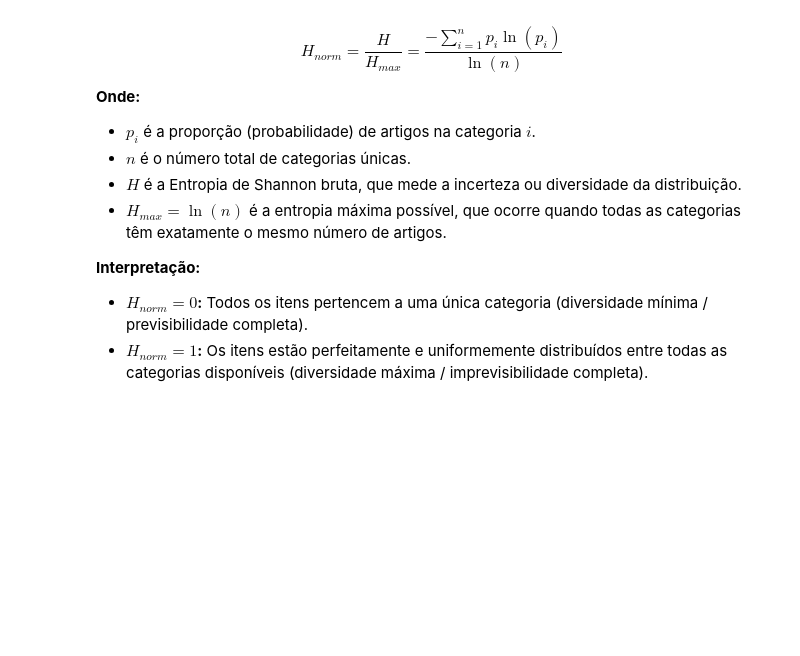
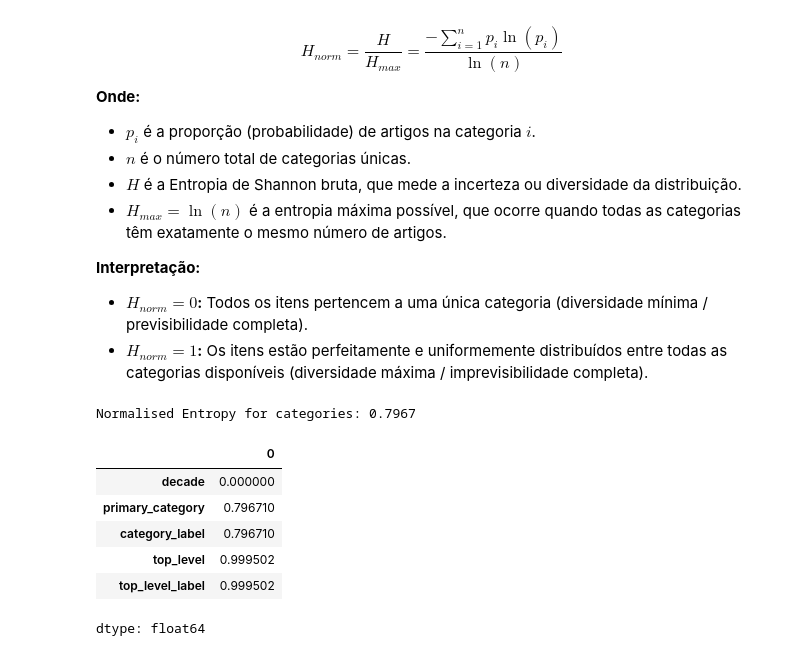
Before and after one commit to jhlopesalves/eda_humanidades, a Jupyter notebook: encontro_6/enc_6.ipynb, the cells around one changed output. Cells and saved outputs as stored; diff of their text form; code cells hidden in the pictures; blank space fills up the shorter version.

```diff
--- a/encontro_6/enc_6.ipynb
+++ b/encontro_6/enc_6.ipynb
@@ -693,14 +764,24 @@ def normalised_shannon_entropy(series: pd.Series) -> float:
 
     return entropy / max_entropy
 # %%
-norm_entropy_categories = normalised_shannon_entropy(arxiv_df["readable_category"])
+norm_entropy_categories = normalised_shannon_entropy(arxiv_df["primary_category"])
 
 print(f"Normalised Entropy for categories: {norm_entropy_categories:.4f}")
+# %% [output]
+Normalised Entropy for categories: 0.7967
 # %%
 categorical_entropy = (
-    arxiv_df.select_dtypes(include=["category", "string", "object", "bool"])
+    arxiv_df.select_dtypes(include=["category"])
     .apply(normalised_shannon_entropy)
     .sort_values()
 )
 
 categorical_entropy
+# %% [output]
+|  | 0 |
+| decade | 0.000000 |
+| primary_category | 0.796710 |
+| category_label | 0.796710 |
+| top_level | 0.999502 |
+| top_level_label | 0.999502 |
+dtype: float64
```
Also changed, not shown: parts of 15 cells of this notebook.
